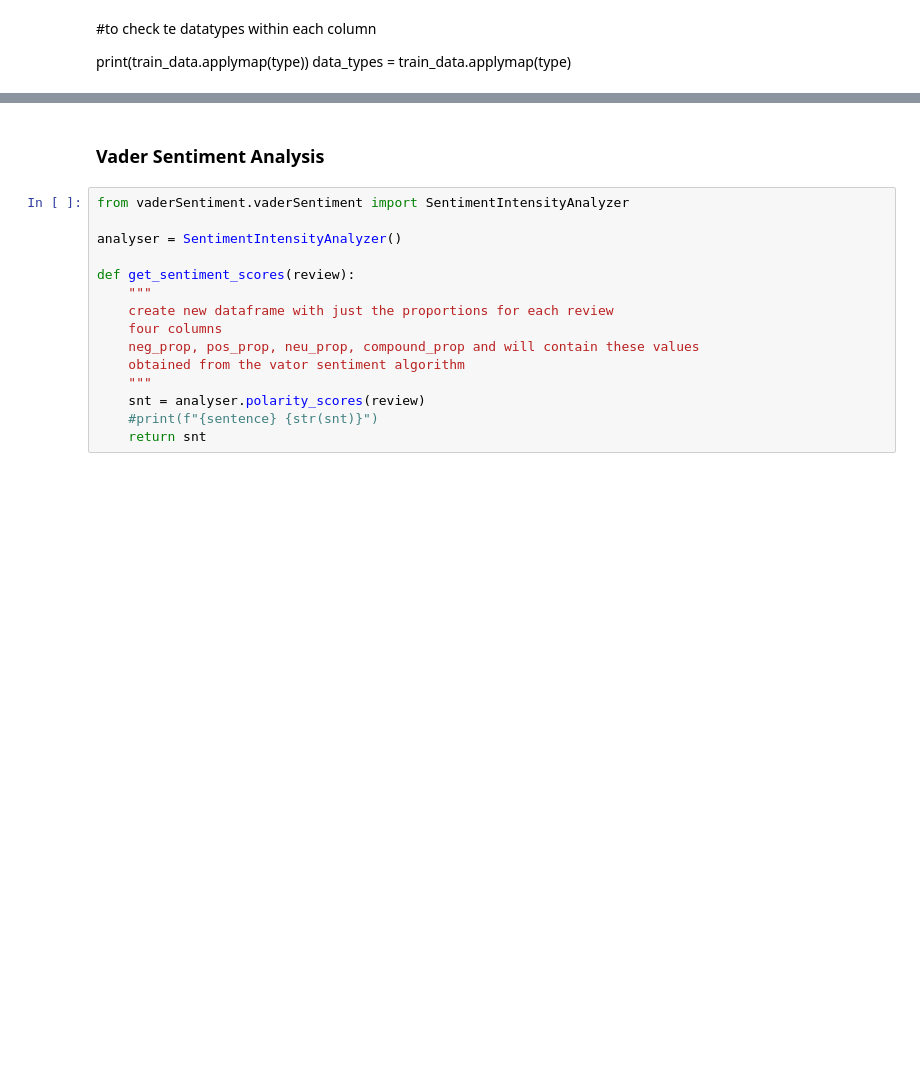
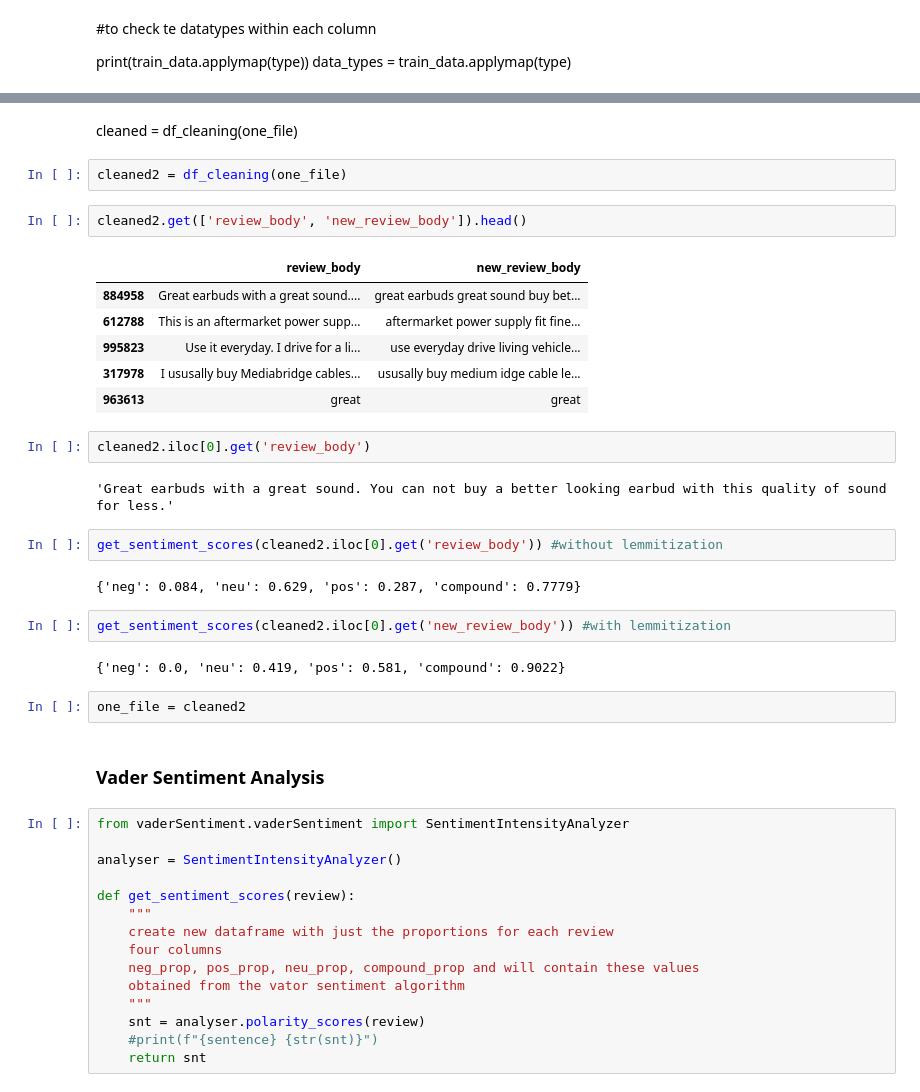
Before and after one commit to sukikrishna/FARS, a Jupyter notebook: KNNWorking.ipynb, the cells around one changed output, grey strips where cells are left out. Drawn from its saved outputs; the diff is of its cells as text; blank space fills up the shorter version.

```diff
--- a/KNNWorking.ipynb
+++ b/KNNWorking.ipynb
@@ -218,3 +242,30 @@ Name: star_rating, dtype: int64
+# %% [markdown]
+cleaned = df_cleaning(one_file)
+# %%
+cleaned2 = df_cleaning(one_file)
+# %%
+cleaned2.get(['review_body', 'new_review_body']).head()
+# %% [output]
+|  | review_body | new_review_body |
+| 884958 | Great earbuds with a great sound.... | great earbuds great sound buy bet... |
+| 612788 | This is an aftermarket power supp... | aftermarket power supply fit fine... |
+| 995823 | Use it everyday. I drive for a li... | use everyday drive living vehicle... |
+| 317978 | I ususally buy Mediabridge cables... | ususally buy medium idge cable le... |
+| 963613 | great | great |
+# %%
+cleaned2.iloc[0].get('review_body')
+# %% [output]
+'Great earbuds with a great sound. You can not buy a better looking earbud with this quality of sound for less.'
+# %%
+get_sentiment_scores(cleaned2.iloc[0].get('review_body')) #without lemmitization
+# %% [output]
+{'neg': 0.084, 'neu': 0.629, 'pos': 0.287, 'compound': 0.7779}
+# %%
+get_sentiment_scores(cleaned2.iloc[0].get('new_review_body')) #with lemmitization
+# %% [output]
+{'neg': 0.0, 'neu': 0.419, 'pos': 0.581, 'compound': 0.9022}
+# %%
+one_file = cleaned2
 # %% [markdown]
 ### Vader Sentiment Analysis
 # %%
```
Also changed, not shown: parts of 81 cells of this notebook.
